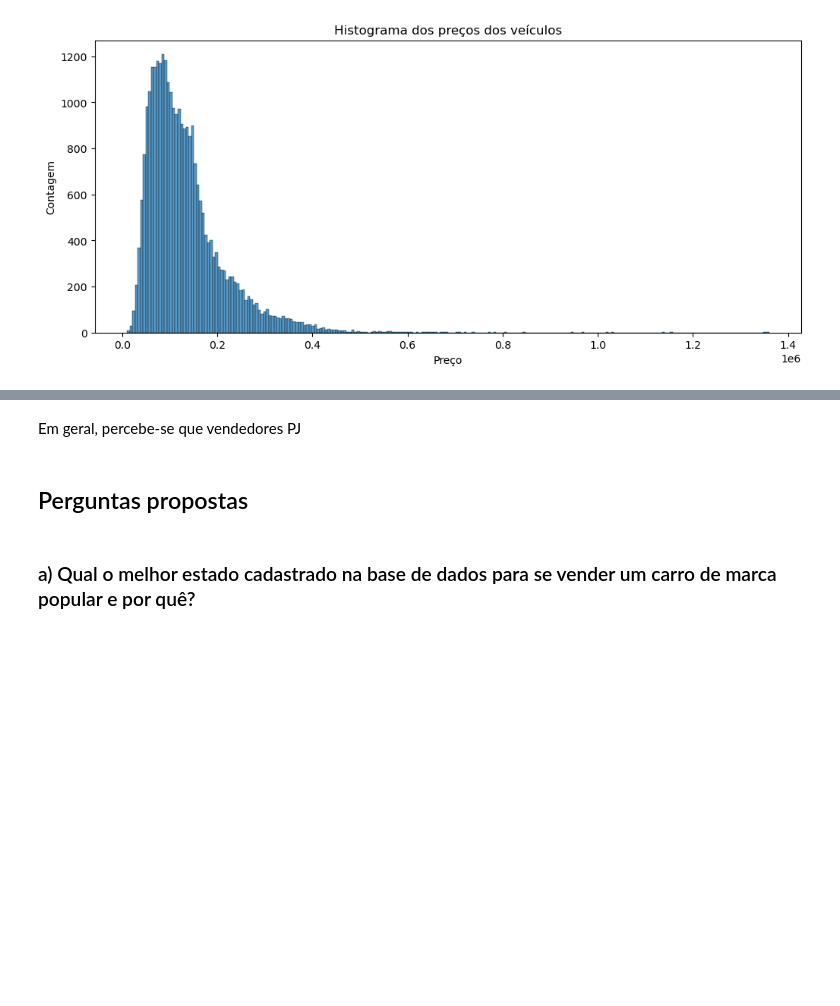
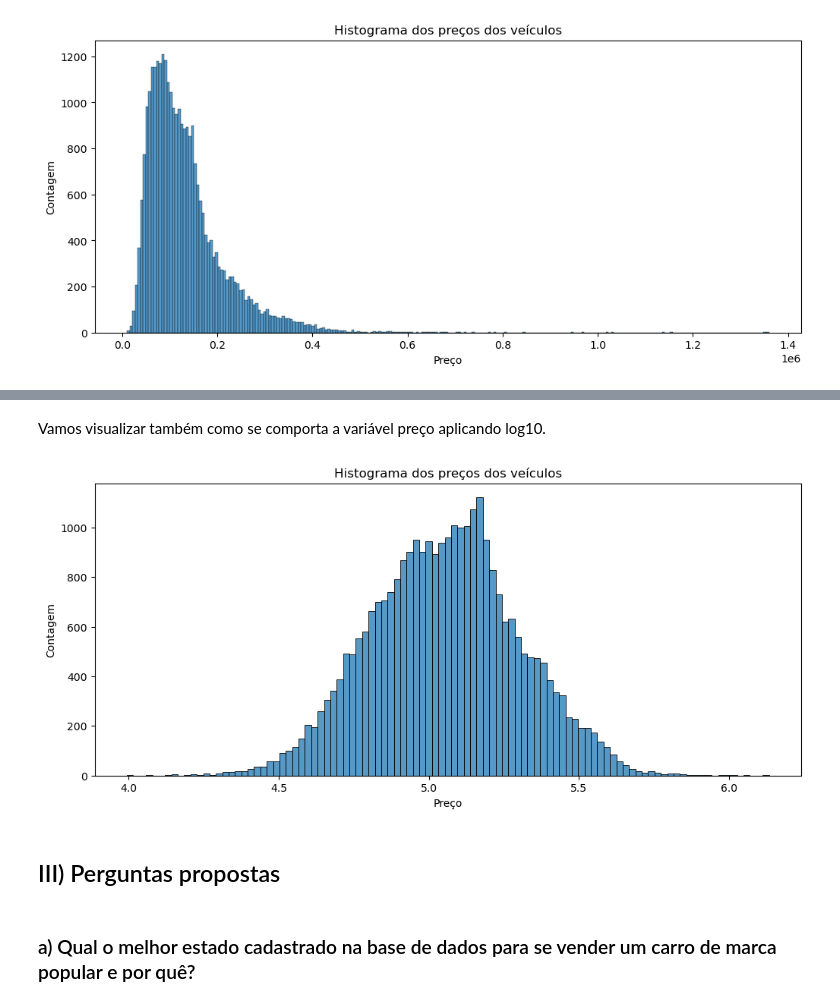
Before and after one commit to renatoinomata/indicium-data-science, a Jupyter notebook: cars_eda.ipynb, the cells around one changed output, grey strips where cells are left out. Saved outputs shown, nothing was run; the diff lists cells and outputs as text; code cells hidden in the pictures; blank space fills up the shorter version.

Commit message:
log preco

```diff
--- a/cars_eda.ipynb
+++ b/cars_eda.ipynb
@@ -1956,10 +1996,20 @@ display(df.sort_values('preco', ascending=False).head())
 | 2271 | 808597611991679374862960540007621... | 8 | RAM | 2500 | 6.7 I6 TURBO DIESEL LARAMIE CD 4X... | 2019 | 2020 | 10993.0 | Automática | ... |
 | 4844 | 128068977712443763554635933612117... | 15 | PORSCHE | 911 | 3.0 24V H6 GASOLINA TARGA 4 GTS PDK | 2019 | 2019 | 10058.0 | Manual | ... |
 | 21827 | 155547567848928485806288559744566... | 17 | PORSCHE | 718 | 2.0 16V H4 GASOLINA CAYMAN PDK | 2015 | 2015 | 12667.0 | Automática | ... |
-# %% [markdown]
-Em geral, percebe-se que vendedores PJ
+# %% [markdown]
+Vamos visualizar também como se comporta a variável preço aplicando log10.
+# %%
+plt.figure(figsize=(12, 5))
+ax = sns.histplot(x=df['preco'].apply(np.log10))
+plt.xlabel('Preço')
+plt.ylabel('Contagem')
+plt.title('Histograma dos preços dos veículos')
+plt.show()
+# %% [output]
+[figure, added]
 # %% [markdown]
-## Perguntas propostas
+<a id='perguntas_propostas'></a>
+## III) Perguntas propostas
 # %% [markdown]
 ### a) Qual o melhor estado cadastrado na base de dados para se vender um carro de marca popular e por quê?
 # %% [markdown]
```
Also changed, not shown: parts of 25 cells of this notebook, 1 other file.
